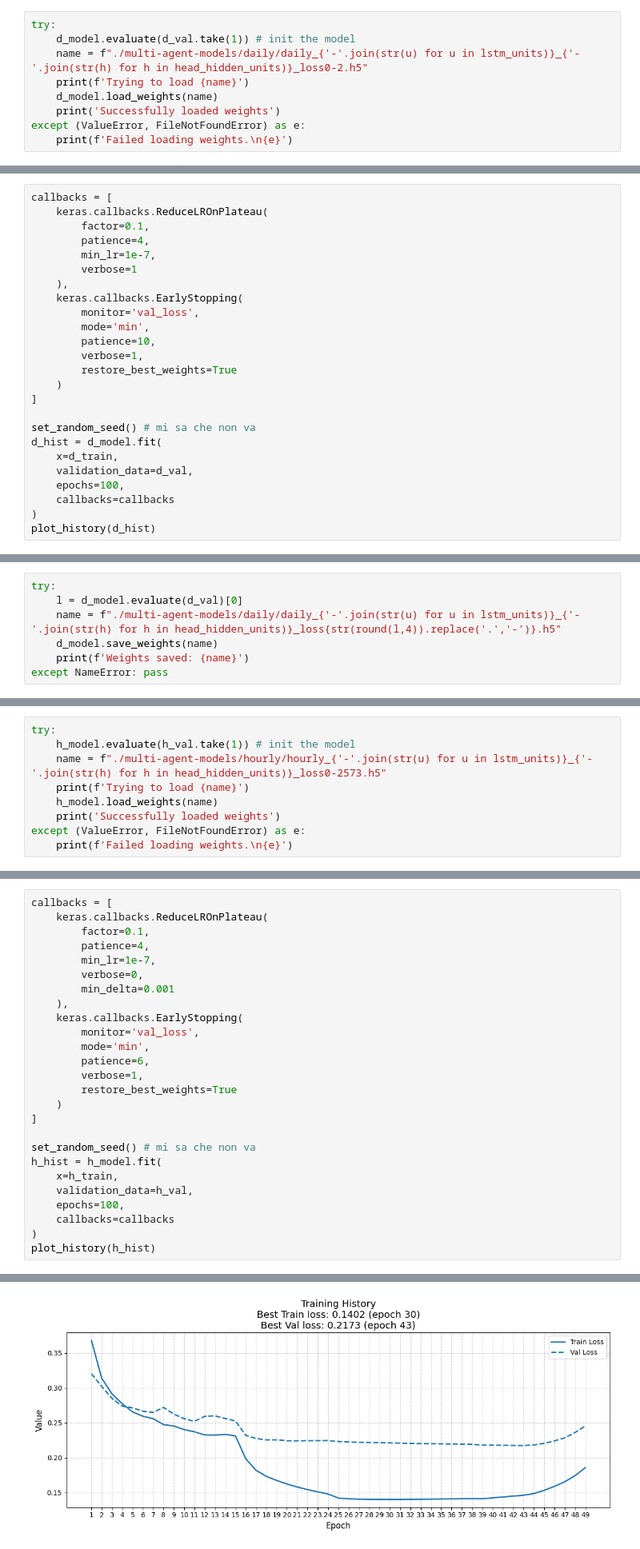
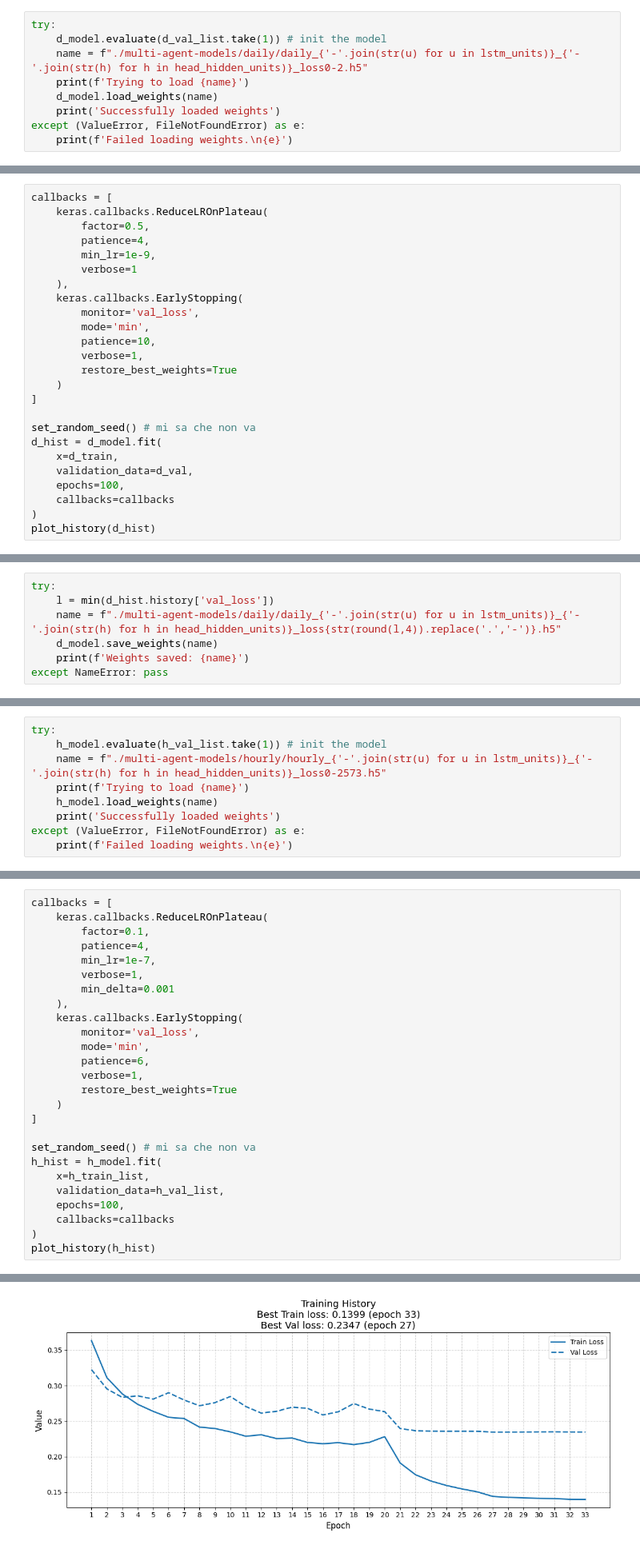
Before and after one commit to davidesonno/AII-project, a Jupyter notebook: 9-multi-agent-model.ipynb, the cells around one changed output, grey strips where cells are left out. Shown at 80% size. Cells and saved outputs as stored; diff of their text form.

```diff
--- a/9-multi-agent-model.ipynb
+++ b/9-multi-agent-model.ipynb
@@ -543,7 +614,7 @@ d_model.compile(
 )
 # %%
 try:
-    d_model.evaluate(d_val.take(1)) # init the model
+    d_model.evaluate(d_val_list.take(1)) # init the model
     name = f"./multi-agent-models/daily/daily_{'-'.join(str(u) for u in lstm_units)}_{'-'.join(str(h) for h in head_hidden_units)}_loss0-2.h5"
     print(f'Trying to load {name}')
     d_model.load_weights(name)
@@ -557,9 +628,9 @@ Successfully loaded weights
 # %%
 callbacks = [
     keras.callbacks.ReduceLROnPlateau(
-        factor=0.1,
+        factor=0.5,
         patience=4,
-        min_lr=1e-7,
+        min_lr=1e-9,
         verbose=1
     ),
     keras.callbacks.EarlyStopping(
@@ -601,6 +672,6 @@ Epoch 100/100
 # %%
 try:
-    l = d_model.evaluate(d_val)[0]
+    l = min(d_hist.history['val_loss'])
     name = f"./multi-agent-models/daily/daily_{'-'.join(str(u) for u in lstm_units)}_{'-'.join(str(h) for h in head_hidden_units)}_loss{str(round(l,4)).replace('.','-')}.h5"
     d_model.save_weights(name)
     print(f'Weights saved: {name}')
@@ -698,7 +772,7 @@ h_model.compile(
 )
 # %%
 try:
-    h_model.evaluate(h_val.take(1)) # init the model
+    h_model.evaluate(h_val_list.take(1)) # init the model
     name = f"./multi-agent-models/hourly/hourly_{'-'.join(str(u) for u in lstm_units)}_{'-'.join(str(h) for h in head_hidden_units)}_loss0-2573.h5"
     print(f'Trying to load {name}')
     h_model.load_weights(name)
@@ -715,7 +789,7 @@ callbacks = [
         factor=0.1,
         patience=4,
         min_lr=1e-7,
-        verbose=0,
+        verbose=1,
         min_delta=0.001
     ),
     keras.callbacks.EarlyStopping(
@@ -729,8 +803,8 @@ callbacks = [
 
 set_random_seed() # mi sa che non va
 h_hist = h_model.fit(
-    x=h_train,
-    validation_data=h_val,
+    x=h_train_list,
+    validation_data=h_val_list,
     epochs=100,
     callbacks=callbacks
 )
@@ -756,3 +830,3 @@ Epoch 49/100
-[figure, old version]
+[figure, new version]
 # %%
 try:
```
Also changed, not shown: parts of 31 cells of this notebook, 3 other files.
